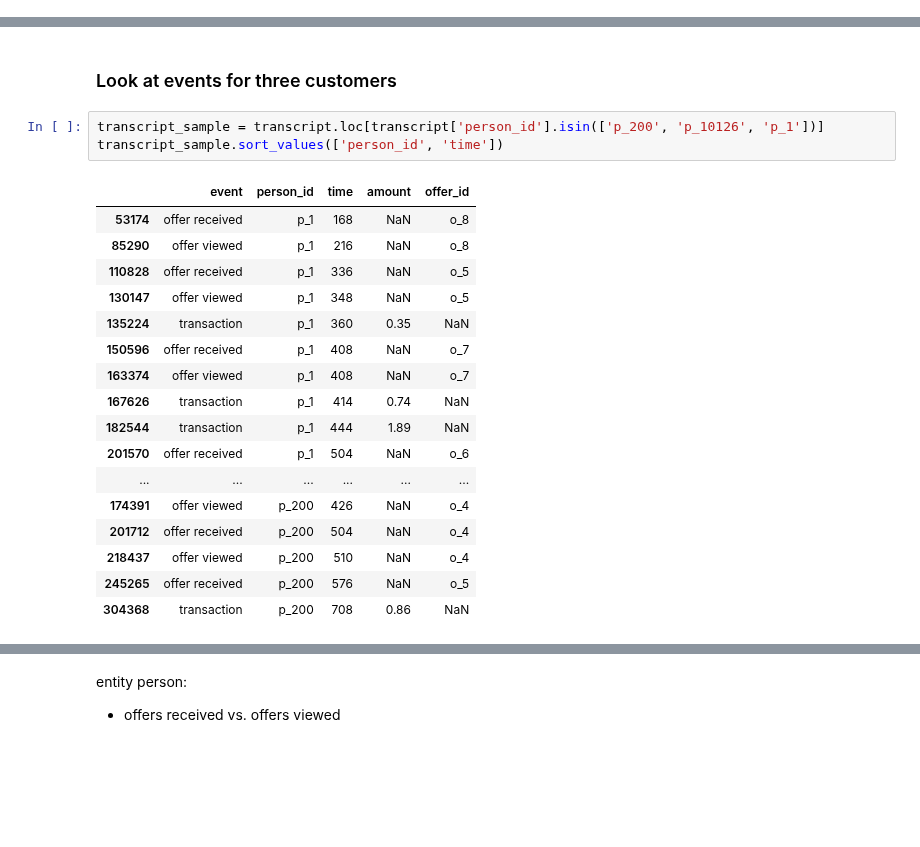
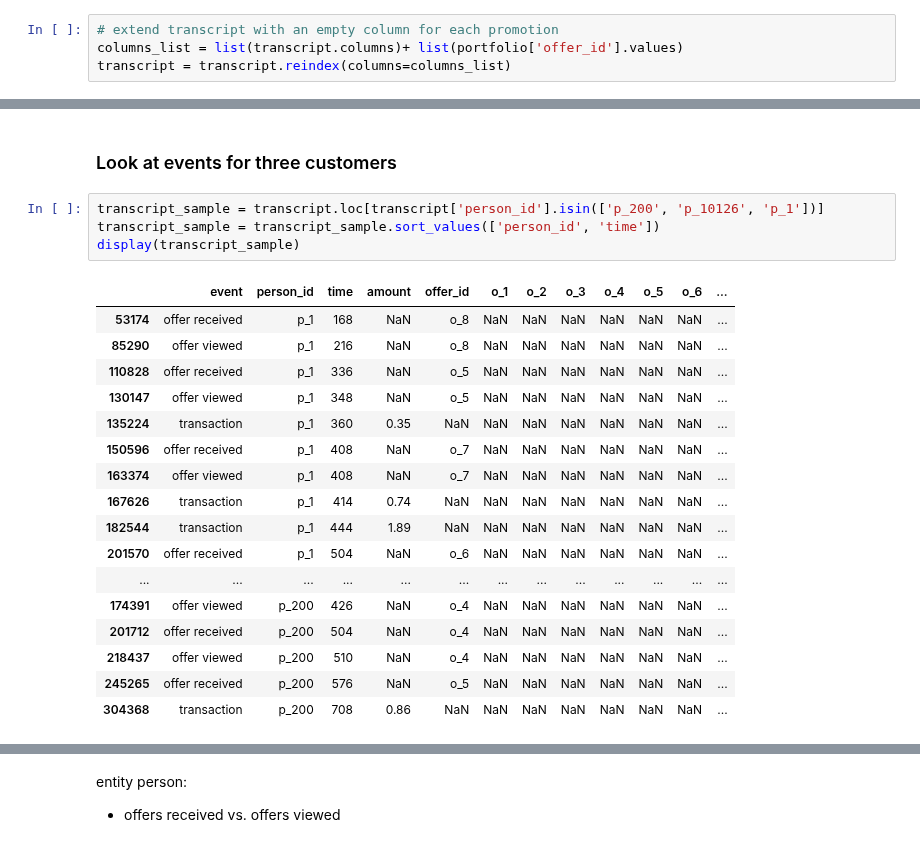
Before and after one commit to rbuerki/segmentation-challenge-starbucks, a Jupyter notebook: 2-eda.ipynb, the cells around one changed output, grey strips where cells are left out. Drawn from its saved outputs; the diff is of its cells as text; blank space fills up the shorter version.

Commit message:
FEAT: add promo cols / assignment to transcript df

```diff
--- a/2-eda.ipynb
+++ b/2-eda.ipynb
@@ -98,3 +98,7 @@ transcript['event'].unique()
 # %% [output]
 [offer received, offer viewed, transaction, offer completed]
 Categories (4, object): [offer received, offer viewed, transaction, offer completed]
+# %%
+# extend transcript with an empty column for each promotion
+columns_list = list(transcript.columns)+ list(portfolio['offer_id'].values)
+transcript = transcript.reindex(columns=columns_list)
@@ -102,23 +113,24 @@ Categories (4, object): [offer received, offer viewed, transaction, offer comple
 ### Look at events for three customers
 # %%
 transcript_sample = transcript.loc[transcript['person_id'].isin(['p_200', 'p_10126', 'p_1'])]
-transcript_sample.sort_values(['person_id', 'time'])
+transcript_sample = transcript_sample.sort_values(['person_id', 'time'])
+display(transcript_sample)
 # %% [output]
-|  | event | person_id | time | amount | offer_id |
-| 53174 | offer received | p_1 | 168 | NaN | o_8 |
-| 85290 | offer viewed | p_1 | 216 | NaN | o_8 |
-| 110828 | offer received | p_1 | 336 | NaN | o_5 |
-| 130147 | offer viewed | p_1 | 348 | NaN | o_5 |
-| 135224 | transaction | p_1 | 360 | 0.35 | NaN |
-| 150596 | offer received | p_1 | 408 | NaN | o_7 |
-| 163374 | offer viewed | p_1 | 408 | NaN | o_7 |
-| 167626 | transaction | p_1 | 414 | 0.74 | NaN |
-| 182544 | transaction | p_1 | 444 | 1.89 | NaN |
-| 201570 | offer received | p_1 | 504 | NaN | o_6 |
-| ... | ... | ... | ... | ... | ... |
-| 174391 | offer viewed | p_200 | 426 | NaN | o_4 |
-| 201712 | offer received | p_200 | 504 | NaN | o_4 |
-| 218437 | offer viewed | p_200 | 510 | NaN | o_4 |
-| 245265 | offer received | p_200 | 576 | NaN | o_5 |
-| 304368 | transaction | p_200 | 708 | 0.86 | NaN |
+|  | event | person_id | time | amount | offer_id | o_1 | o_2 | o_3 | o_4 | o_5 | o_6 | ... |
+| 53174 | offer received | p_1 | 168 | NaN | o_8 | NaN | NaN | NaN | NaN | NaN | NaN | ... |
+| 85290 | offer viewed | p_1 | 216 | NaN | o_8 | NaN | NaN | NaN | NaN | NaN | NaN | ... |
+| 110828 | offer received | p_1 | 336 | NaN | o_5 | NaN | NaN | NaN | NaN | NaN | NaN | ... |
+| 130147 | offer viewed | p_1 | 348 | NaN | o_5 | NaN | NaN | NaN | NaN | NaN | NaN | ... |
+| 135224 | transaction | p_1 | 360 | 0.35 | NaN | NaN | NaN | NaN | NaN | NaN | NaN | ... |
+| 150596 | offer received | p_1 | 408 | NaN | o_7 | NaN | NaN | NaN | NaN | NaN | NaN | ... |
+| 163374 | offer viewed | p_1 | 408 | NaN | o_7 | NaN | NaN | NaN | NaN | NaN | NaN | ... |
+| 167626 | transaction | p_1 | 414 | 0.74 | NaN | NaN | NaN | NaN | NaN | NaN | NaN | ... |
+| 182544 | transaction | p_1 | 444 | 1.89 | NaN | NaN | NaN | NaN | NaN | NaN | NaN | ... |
+| 201570 | offer received | p_1 | 504 | NaN | o_6 | NaN | NaN | NaN | NaN | NaN | NaN | ... |
+| ... | ... | ... | ... | ... | ... | ... | ... | ... | ... | ... | ... | ... |
+| 174391 | offer viewed | p_200 | 426 | NaN | o_4 | NaN | NaN | NaN | NaN | NaN | NaN | ... |
+| 201712 | offer received | p_200 | 504 | NaN | o_4 | NaN | NaN | NaN | NaN | NaN | NaN | ... |
+| 218437 | offer viewed | p_200 | 510 | NaN | o_4 | NaN | NaN | NaN | NaN | NaN | NaN | ... |
+| 245265 | offer received | p_200 | 576 | NaN | o_5 | NaN | NaN | NaN | NaN | NaN | NaN | ... |
+| 304368 | transaction | p_200 | 708 | 0.86 | NaN | NaN | NaN | NaN | NaN | NaN | NaN | ... |
 # %%
```
Also changed, not shown: parts of 10 cells of this notebook.
